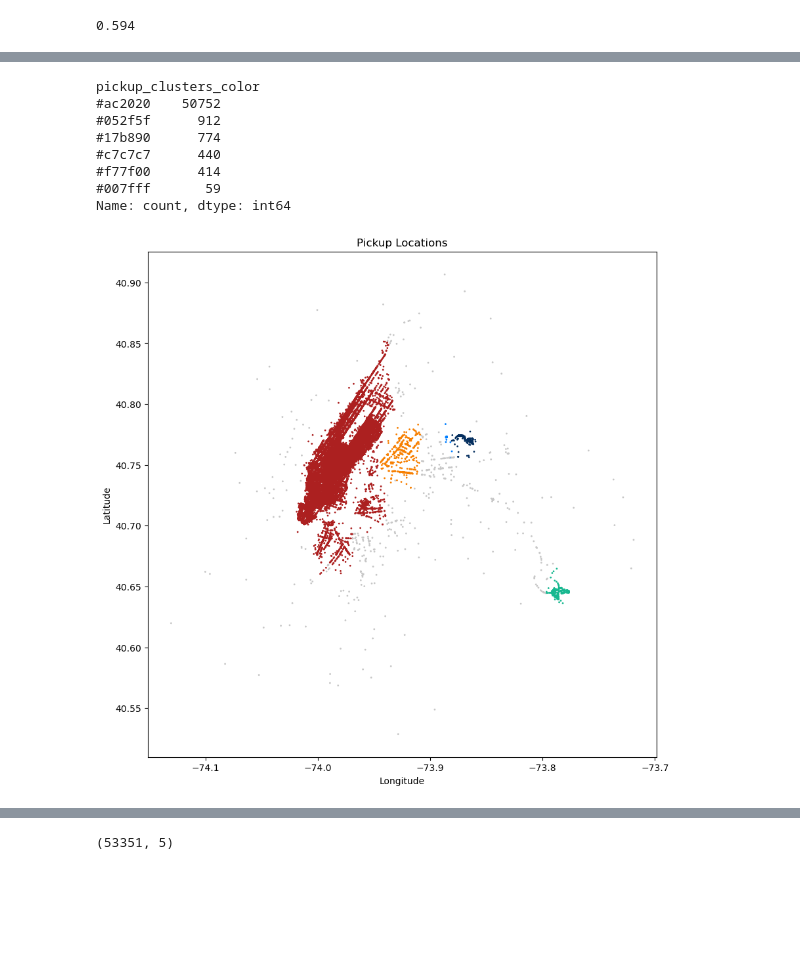
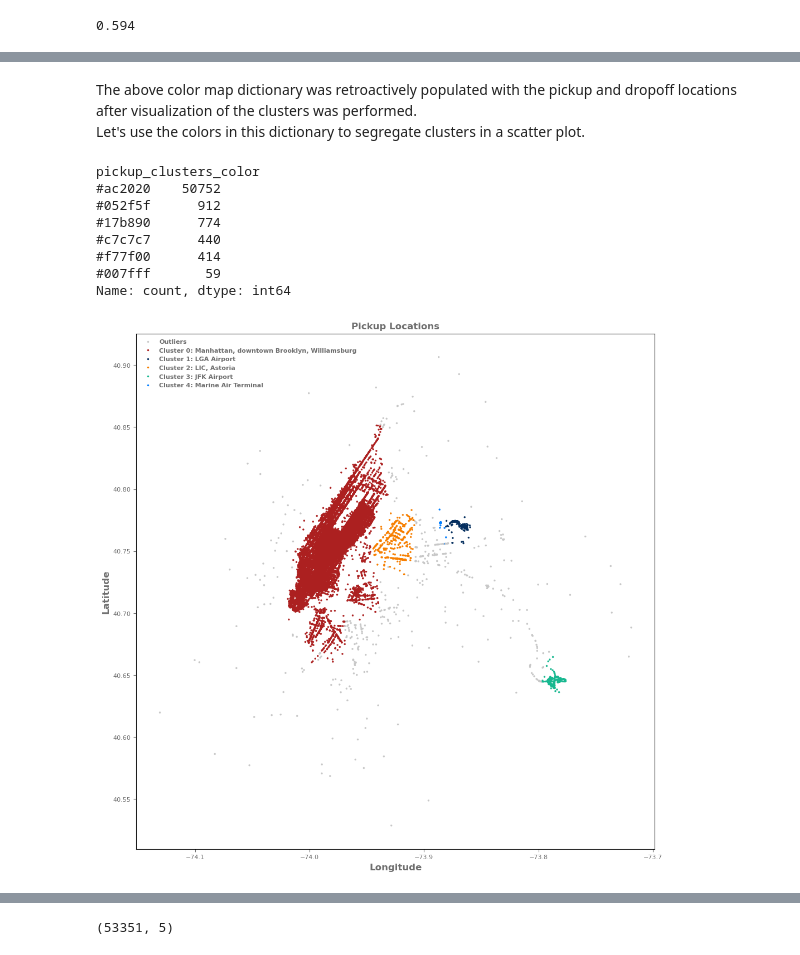
Before and after one commit to luis-ulloa/Ride_BigApple, a Jupyter notebook: code/03_Pre-Processing_and_Modeling.ipynb, the cells around one changed output, grey strips where cells are left out. Drawn from its saved outputs; the diff is of its cells as text; code cells hidden in the pictures; blank space fills up the shorter version.

```diff
--- a/code/03_Pre-Processing_and_Modeling.ipynb
+++ b/code/03_Pre-Processing_and_Modeling.ipynb
@@ -247,4 +278,7 @@ color_map = {
 }
+# %% [markdown]
+The above color map dictionary was retroactively populated with the pickup and dropoff locations after visualization of the clusters was performed.<br>
+Let's use the colors in this dictionary to segregate clusters in a scatter plot.
 # %%
 taxi['pickup_clusters_color'] = taxi['pickup_clusters'].map(color_map)
 # %%
@@ -258,17 +292,37 @@ pickup_clusters_color
 #f77f00      414
 #007fff       59
 Name: count, dtype: int64
-# %%
-plt.figure(figsize = (10, 10))
-
-plt.xlabel("Longitude")
-plt.ylabel("Latitude")
-plt.title('Pickup Locations')
-plt.scatter(taxi['pickup_longitude'],
-            taxi['pickup_latitude'],
-            c = taxi['pickup_clusters_color'],
-            s = 1);
-
-#plt.savefig('../images/scatter_pickup_cluster_locations.png');
-# %% [output]
-[figure, removed]
+# %%
+plt.figure(figsize = (12, 12))
+
+scatter = sns.scatterplot(x = taxi['pickup_longitude'],
+                          y = taxi['pickup_latitude'],
+                          hue = taxi['pickup_clusters'],
+                          palette = color_map,
+                          s = 5,
+                          edgecolor = None)
+
+plt.title('Pickup Locations', color = '#6e6e6e', fontsize = 12, fontweight = 'bold')
+plt.xlabel('Longitude', color = '#6e6e6e', fontsize = 12, fontweight = 'bold')
+plt.ylabel('Latitude', color = '#6e6e6e', fontsize = 12, fontweight = 'bold');
+
+#--- leveraged chatgpt for this code block -----------------------------------------------------
+custom_labels = ['Outliers',
+                 'Cluster 0: Manhattan, downtown Brooklyn, Williamsburg',
+                 'Cluster 1: LGA Airport',
+                 'Cluster 2: LIC, Astoria',
+                 'Cluster 3: JFK Airport',
+                 'Cluster 4: Marine Air Terminal'
+                ]
+
+handles, _ = scatter.get_legend_handles_labels()
+
+plt.tick_params(axis = 'both', colors = '#6e6e6e', labelsize = 8)
+
+plt.legend(handles = handles, labels = custom_labels, frameon = False, loc = 'upper left',
+           prop = {'size': 8, 'weight': 'bold'}, labelcolor = '#6e6e6e')
+#-----------------------------------------------------------------------------------------------
+
+plt.savefig('../images/scatter_pickup_cluster_locations.png');
+# %% [output]
+[figure, added]
```
Also changed, not shown: parts of 198 cells of this notebook.
